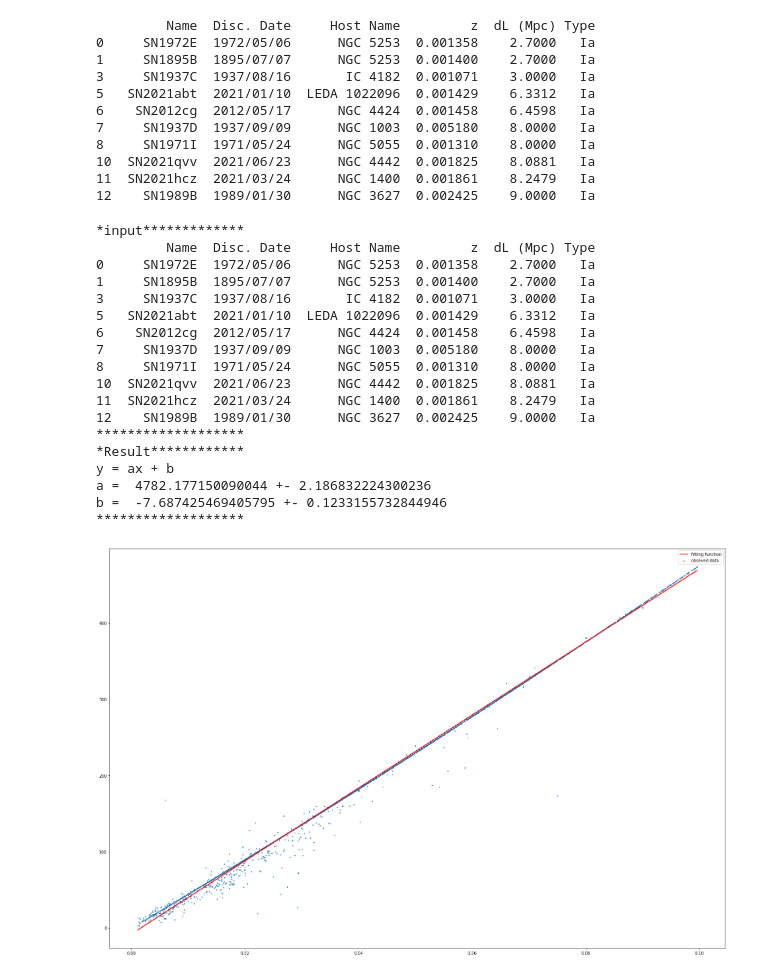
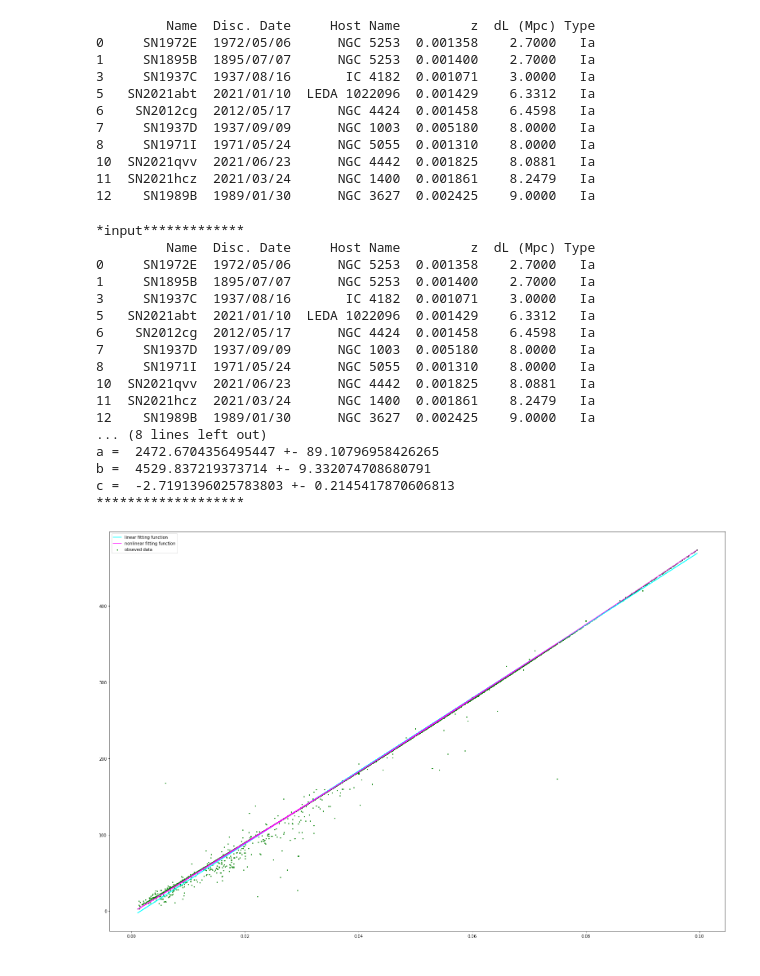
Before and after one commit to serowsuzuki/2021semi, a Jupyter notebook: fittng.ipynb, the cells around one changed output. Cells and saved outputs as stored; diff of their text form; code cells hidden in the pictures.

Commit message:
improving on fitting.ipynb

```diff
--- a/fittng.ipynb
+++ b/fittng.ipynb
@@ -65,55 +65,70 @@ def fitting_linear(data):
     z_observed = data["z"]
     dl_observed = data["dL (Mpc)"]
     #モデル式を表す関数
-    def linear_func(X, a, b): # １次式 Y=ax+b
-        Y = a * X + b
+    def linear_func(X, a, b): # １次式 Y=aX+b
+        Y = a*X + b
+        return Y
+
+    def nonlinear_func(X, a, b, c): # 2次式 Y =aX^2+bX+c
+        Y = a*(X**2) + b*X + c
         return Y
 
     # plot部分
-    def linear_plot():
+    def observed_plot():
         x = z_observed
-        y = x*popt[0]+popt[1]
-        plt.plot(x, y, color = "red", label="fitting function")
-        plt.scatter(z_observed, dl_observed, s=3, label="obseved data")
+        y_linear = x*popt[0]+popt[1]
+        y_nonlinear = npopt[0]*(x**2)+npopt[1]*x+npopt[2]
+        plt.plot(x, y_linear, color = "cyan", label="linear fitting function")
+        plt.plot(x,y_nonlinear,color = "magenta", label= "nonlinear fitting function")
+        plt.scatter(z_observed, dl_observed, s=3,color="green",label="obseved data")
         plt.rcParams["figure.figsize"] = [27,18]
         plt.legend()
         plt.show()
 
-
+    #linear
     #fittingのメイン計算部分
     popt, pcov = curve_fit(linear_func,z_observed,dl_observed) #poptは最適推定値、pcovは共分散が出力される
     perr = np.sqrt(np.diag(pcov)) #推定されたパラメータの各々の誤差
+
+    #nonlinear
+    npopt, npcov = curve_fit(nonlinear_func,z_observed,dl_observed) #poptは最適推定値、pcovは共分散が出力される
+    nperr = np.sqrt(np.diag(npcov)) #推定されたパラメータの各々の誤差
 
     #fittingの結果をターミナルに表示
     print("*input*************")
     print(data.head(10))
     print("*******************")
-    print("*Result************")
+    print("*Result_linear************")
     print("y = ax + b")
     print("a = ", popt[0], "+-", perr[0])
     print("b = ", popt[1], "+-", perr[1])
     print("*******************")
-    linear_plot()
+    print("*Result_nonlinear************")
+    print("y = ax^2 + bx + c")
+    print("a = ", npopt[0], "+-", nperr[0])
+    print("b = ", npopt[1], "+-", nperr[1])
+    print("c = ", npopt[2], "+-", nperr[2])
+    print("*******************")
+    observed_plot()
     return
 
 fitting_linear(data_ext)
 # %% [output]
 *input*************
          Name  Disc. Date     Host Name         z  dL (Mpc) Type
 0     SN1972E  1972/05/06      NGC 5253  0.001358    2.7000   Ia
 1     SN1895B  1895/07/07      NGC 5253  0.001400    2.7000   Ia
 3     SN1937C  1937/08/16       IC 4182  0.001071    3.0000   Ia
 5   SN2021abt  2021/01/10  LEDA 1022096  0.001429    6.3312   Ia
 6    SN2012cg  2012/05/17      NGC 4424  0.001458    6.4598   Ia
 7     SN1937D  1937/09/09      NGC 1003  0.005180    8.0000   Ia
 8     SN1971I  1971/05/24      NGC 5055  0.001310    8.0000   Ia
 10  SN2021qvv  2021/06/23      NGC 4442  0.001825    8.0881   Ia
 11  SN2021hcz  2021/03/24      NGC 1400  0.001861    8.2479   Ia
 12    SN1989B  1989/01/30      NGC 3627  0.002425    9.0000   Ia
+... (8 lines left out)
+a =  2472.6704356495447 +- 89.10796958426265
+b =  4529.837219373714 +- 9.332074708680791
+c =  -2.7191396025783803 +- 0.2145417870606813
 *******************
-*Result************
-y = ax + b
-a =  4782.177150090044 +- 2.186832224300236
-b =  -7.687425469405795 +- 0.1233155732844946
-*******************
-[figure, old version]
+[figure, new version]
```
